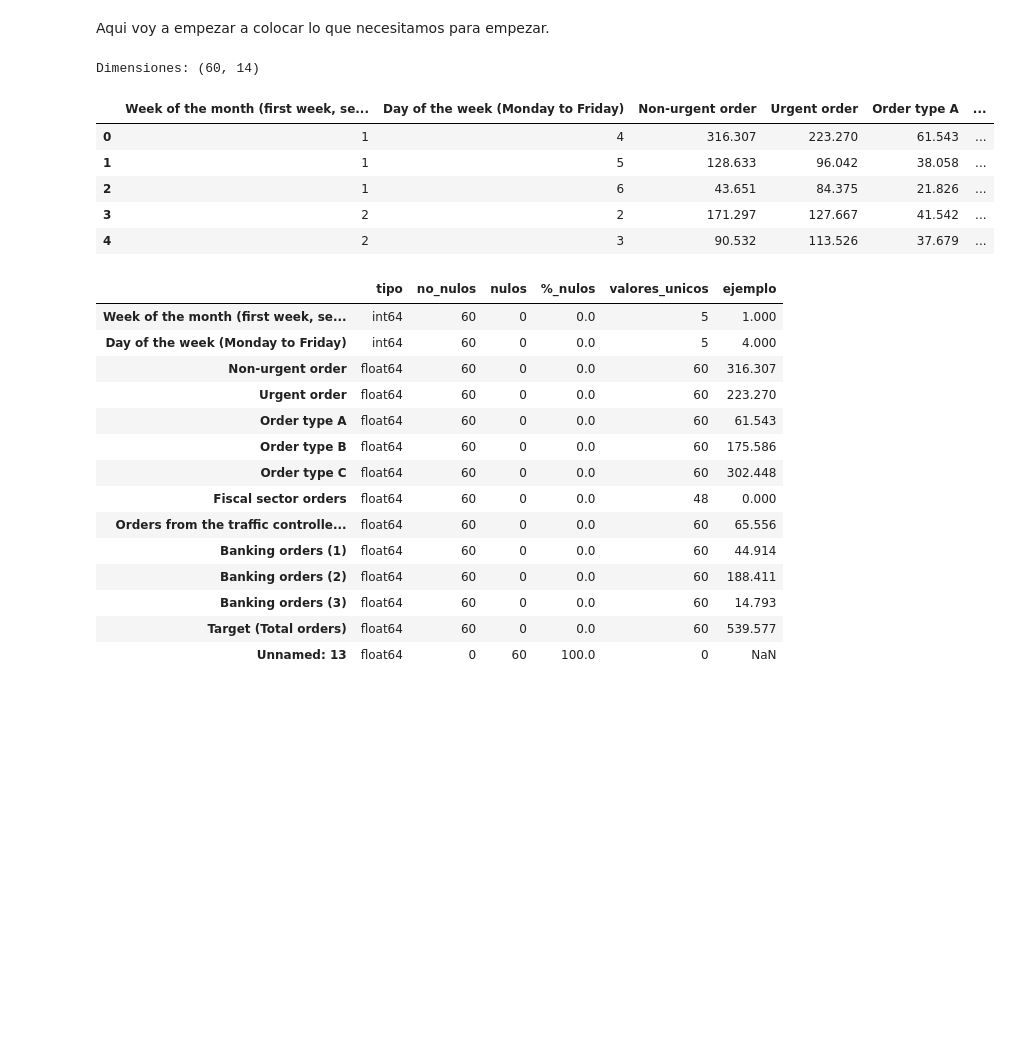
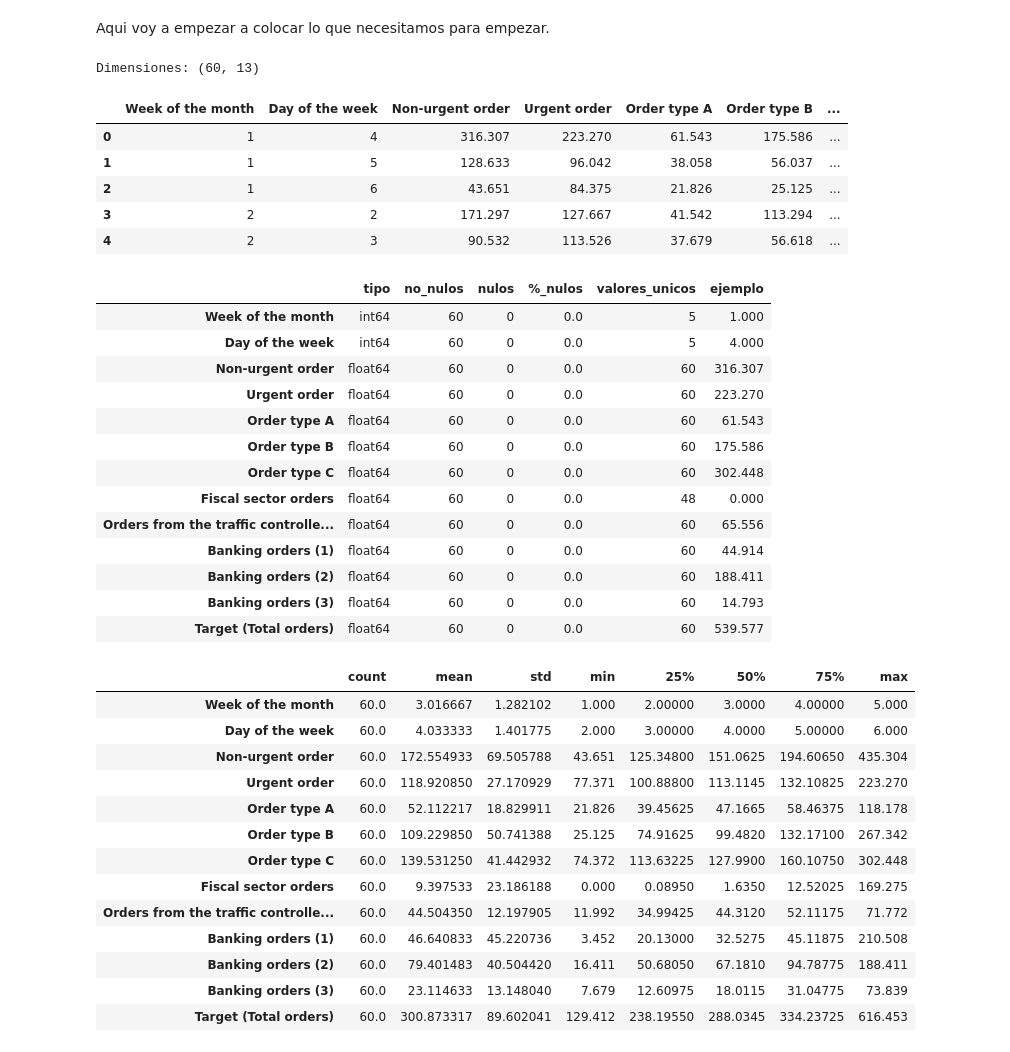
Before and after one commit to tdavidvergara/regresion-lineal-machine-learning, a Jupyter notebook: EDA_Regresion_Demanda.ipynb, the cells around one changed output. Drawn from its saved outputs; the diff is of its cells as text; code cells hidden in the pictures; blank space fills up the shorter version.

```diff
--- a/EDA_Regresion_Demanda.ipynb
+++ b/EDA_Regresion_Demanda.ipynb
@@ -26,20 +26,35 @@ def resumen(df):
 # %%
 RUTA_DATOS = "dataset/Dataset_Mod.csv"
 df = pd.read_csv(RUTA_DATOS, sep=";")
+
+# 1. Eliminar la columna vacía generada por el ";" al final de cada línea
+df = df.dropna(axis=1, how="all")
+
+# 2. Renombrar las dos primeras columnas para que queden limpias
+df = df.rename(columns={
+    df.columns[0]: "Week of the month",
+    df.columns[1]: "Day of the week"
+})
+
+# 3. Corregir los valores de Fiscal sector orders que quedaron sin "0." decimal (unidades vs miles)
+mask_enteros = (df["Non-urgent order"] + df["Urgent order"] + df["Fiscal sector orders"] - df["Target (Total orders)"]).abs() > 1
+df.loc[mask_enteros, "Fiscal sector orders"] = df.loc[mask_enteros, "Fiscal sector orders"] / 1000.0
+
 print("Dimensiones:", df.shape)
 display(df.head())
 display(resumen(df))
+display(df.describe().T)
 # %% [output]
-Dimensiones: (60, 14)
+Dimensiones: (60, 13)
-|  | Week of the month (first week, se... | Day of the week (Monday to Friday) | Non-urgent order | Urgent order | Order type A | ... |
-| 0 | 1 | 4 | 316.307 | 223.270 | 61.543 | ... |
-| 1 | 1 | 5 | 128.633 | 96.042 | 38.058 | ... |
-| 2 | 1 | 6 | 43.651 | 84.375 | 21.826 | ... |
-| 3 | 2 | 2 | 171.297 | 127.667 | 41.542 | ... |
-| 4 | 2 | 3 | 90.532 | 113.526 | 37.679 | ... |
+|  | Week of the month | Day of the week | Non-urgent order | Urgent order | Order type A | Order type B | ... |
+| 0 | 1 | 4 | 316.307 | 223.270 | 61.543 | 175.586 | ... |
+| 1 | 1 | 5 | 128.633 | 96.042 | 38.058 | 56.037 | ... |
+| 2 | 1 | 6 | 43.651 | 84.375 | 21.826 | 25.125 | ... |
+| 3 | 2 | 2 | 171.297 | 127.667 | 41.542 | 113.294 | ... |
+| 4 | 2 | 3 | 90.532 | 113.526 | 37.679 | 56.618 | ... |
 |  | tipo | no_nulos | nulos | %_nulos | valores_unicos | ejemplo |
-| Week of the month (first week, se... | int64 | 60 | 0 | 0.0 | 5 | 1.000 |
-| Day of the week (Monday to Friday) | int64 | 60 | 0 | 0.0 | 5 | 4.000 |
+| Week of the month | int64 | 60 | 0 | 0.0 | 5 | 1.000 |
+| Day of the week | int64 | 60 | 0 | 0.0 | 5 | 4.000 |
 | Non-urgent order | float64 | 60 | 0 | 0.0 | 60 | 316.307 |
 | Urgent order | float64 | 60 | 0 | 0.0 | 60 | 223.270 |
 | Order type A | float64 | 60 | 0 | 0.0 | 60 | 61.543 |
@@ -51,4 +66,17 @@ Dimensiones: (60, 14)
 | Banking orders (2) | float64 | 60 | 0 | 0.0 | 60 | 188.411 |
 | Banking orders (3) | float64 | 60 | 0 | 0.0 | 60 | 14.793 |
 | Target (Total orders) | float64 | 60 | 0 | 0.0 | 60 | 539.577 |
-| Unnamed: 13 | float64 | 0 | 60 | 100.0 | 0 | NaN |
+|  | count | mean | std | min | 25% | 50% | 75% | max |
+| Week of the month | 60.0 | 3.016667 | 1.282102 | 1.000 | 2.00000 | 3.0000 | 4.00000 | 5.000 |
+| Day of the week | 60.0 | 4.033333 | 1.401775 | 2.000 | 3.00000 | 4.0000 | 5.00000 | 6.000 |
+| Non-urgent order | 60.0 | 172.554933 | 69.505788 | 43.651 | 125.34800 | 151.0625 | 194.60650 | 435.304 |
+| Urgent order | 60.0 | 118.920850 | 27.170929 | 77.371 | 100.88800 | 113.1145 | 132.10825 | 223.270 |
+| Order type A | 60.0 | 52.112217 | 18.829911 | 21.826 | 39.45625 | 47.1665 | 58.46375 | 118.178 |
+| Order type B | 60.0 | 109.229850 | 50.741388 | 25.125 | 74.91625 | 99.4820 | 132.17100 | 267.342 |
+| Order type C | 60.0 | 139.531250 | 41.442932 | 74.372 | 113.63225 | 127.9900 | 160.10750 | 302.448 |
+| Fiscal sector orders | 60.0 | 9.397533 | 23.186188 | 0.000 | 0.08950 | 1.6350 | 12.52025 | 169.275 |
+| Orders from the traffic controlle... | 60.0 | 44.504350 | 12.197905 | 11.992 | 34.99425 | 44.3120 | 52.11175 | 71.772 |
+| Banking orders (1) | 60.0 | 46.640833 | 45.220736 | 3.452 | 20.13000 | 32.5275 | 45.11875 | 210.508 |
+| Banking orders (2) | 60.0 | 79.401483 | 40.504420 | 16.411 | 50.68050 | 67.1810 | 94.78775 | 188.411 |
+| Banking orders (3) | 60.0 | 23.114633 | 13.148040 | 7.679 | 12.60975 | 18.0115 | 31.04775 | 73.839 |
+| Target (Total orders) | 60.0 | 300.873317 | 89.602041 | 129.412 | 238.19550 | 288.0345 | 334.23725 | 616.453 |
```
Also changed, not shown: parts of 5 cells of this notebook.
